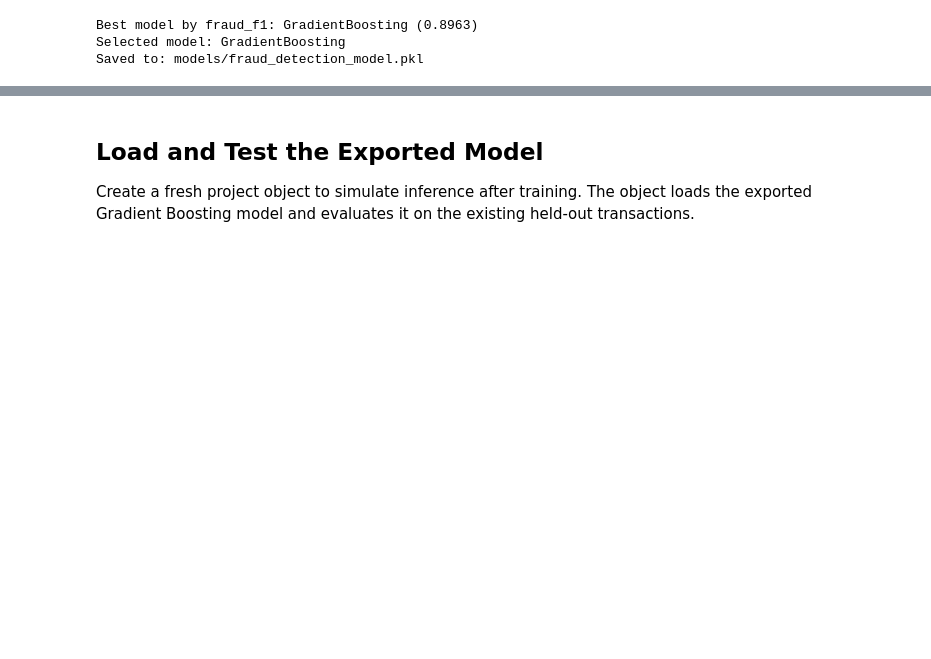
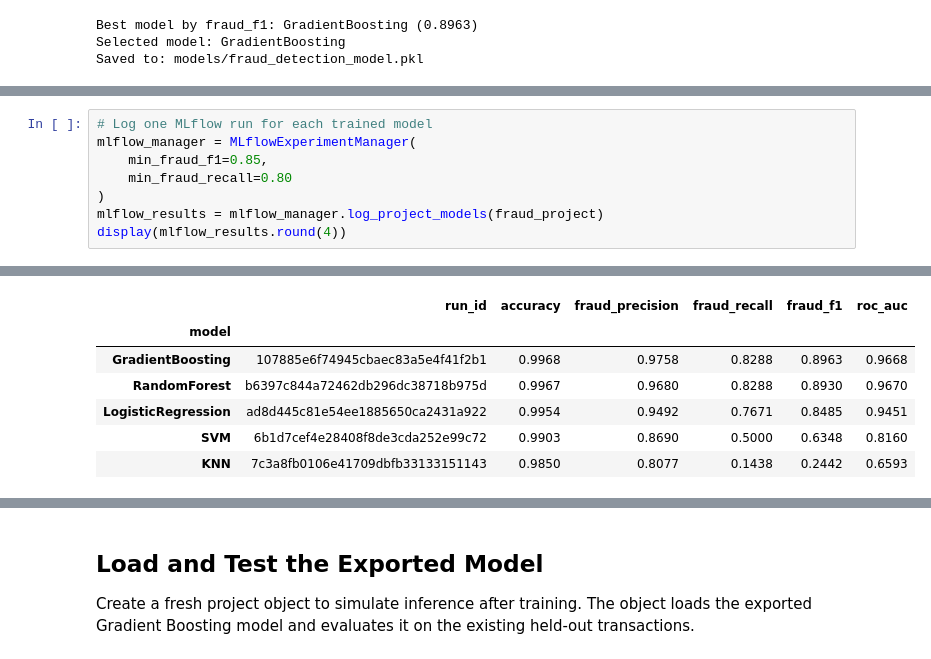
Before and after one commit to rachit-bhatt/Fraud-Detection, a Jupyter notebook: main.ipynb, the cells around one changed output, grey strips where cells are left out. Saved outputs shown, nothing was run; the diff lists cells and outputs as text; blank space fills up the shorter version.

Commit message:
Added MLFlow.

```diff
--- a/data_playground.ipynb
+++ b/main.ipynb
@@ -461,0 +467,9 @@ Saved to: models/fraud_detection_model.pkl
+# %%
+# Log one MLflow run for each trained model
+mlflow_manager = MLflowExperimentManager(
+    min_fraud_f1=0.85,
+    min_fraud_recall=0.80
+)
+mlflow_results = mlflow_manager.log_project_models(fraud_project)
+display(mlflow_results.round(4))
+# %% [output]
@@ -461,0 +484,7 @@ Saved to: models/fraud_detection_model.pkl
+|  | run_id | accuracy | fraud_precision | fraud_recall | fraud_f1 | roc_auc |
+| model |  |  |  |  |  |  |
+| GradientBoosting | 107885e6f74945cbaec83a5e4f41f2b1 | 0.9968 | 0.9758 | 0.8288 | 0.8963 | 0.9668 |
+| RandomForest | b6397c844a72462db296dc38718b975d | 0.9967 | 0.9680 | 0.8288 | 0.8930 | 0.9670 |
+| LogisticRegression | ad8d445c81e54ee1885650ca2431a922 | 0.9954 | 0.9492 | 0.7671 | 0.8485 | 0.9451 |
+| SVM | 6b1d7cef4e28408f8de3cda252e99c72 | 0.9903 | 0.8690 | 0.5000 | 0.6348 | 0.8160 |
+| KNN | 7c3a8fb0106e41709dbfb33133151143 | 0.9850 | 0.8077 | 0.1438 | 0.2442 | 0.6593 |
```
Also changed, not shown: parts of 5 cells of this notebook, 45 other files.
